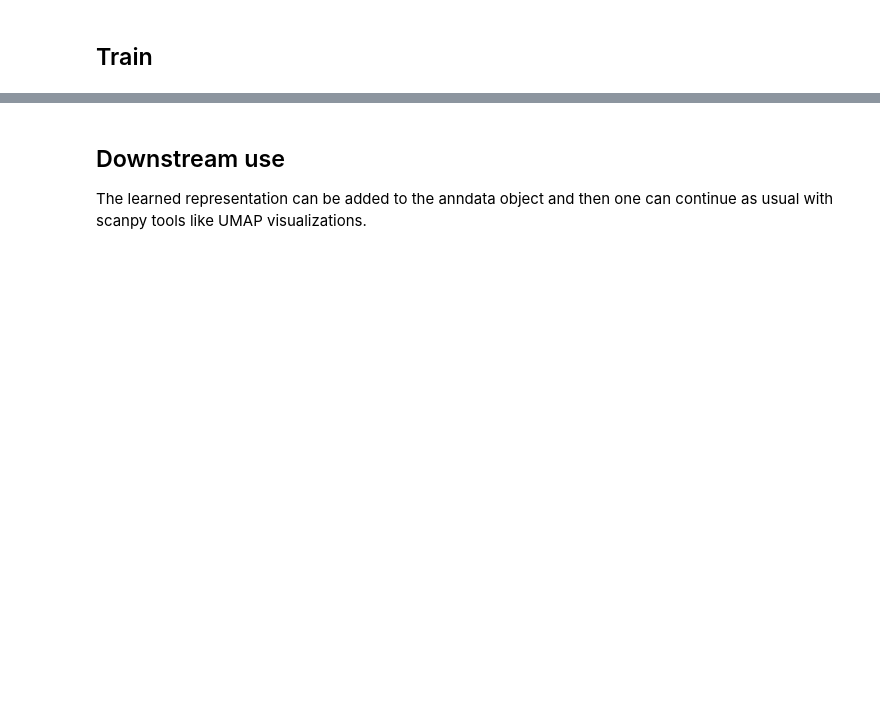
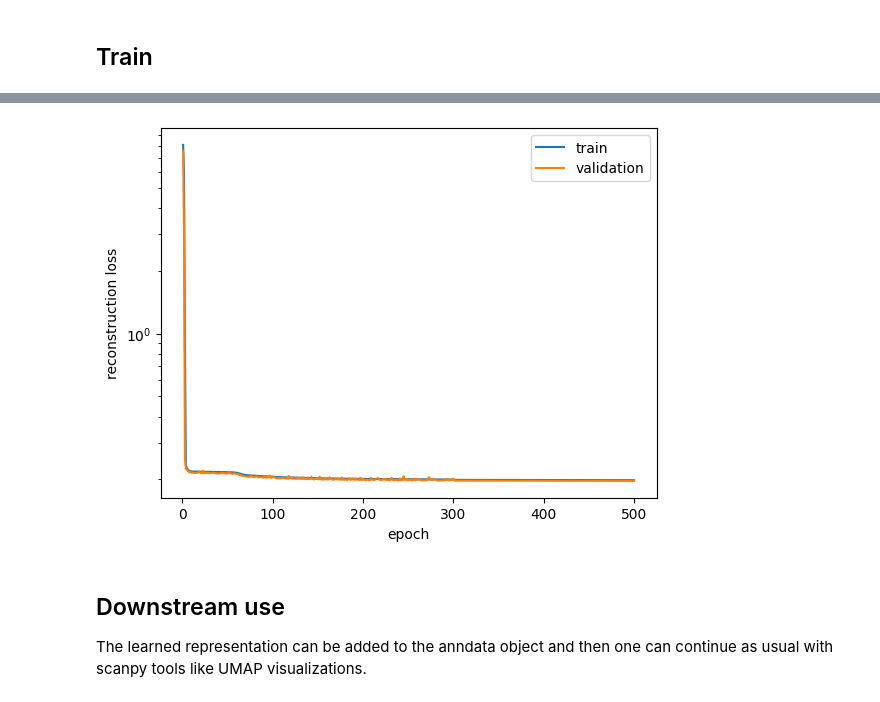
Before and after one commit to Center-for-Health-Data-Science/scDGD, a Jupyter notebook: examples/scDGD_training_mousebrain5k.ipynb, the cells around one changed output, grey strips where cells are left out. Drawn from its saved outputs; the diff is of its cells as text; code cells hidden in the pictures; blank space fills up the shorter version.

```diff
--- a/examples/scDGD_training_mousebrain5k.ipynb
+++ b/examples/scDGD_training_mousebrain5k.ipynb
@@ -74,14 +139,17 @@ model, rep, test_rep, gmm, history = dgd_train(
 # %%
 # plot reconstruction losses
 
 import matplotlib.pyplot as plt
 
 plt.plot(history['epoch'], history['train_recon_loss'], label='train')
 plt.plot(history['epoch'], history['test_recon_loss'], label='validation')
 plt.xlabel('epoch')
 plt.ylabel('reconstruction loss')
+plt.yscale('log')
 plt.legend()
 plt.show()
+# %% [output]
+[figure, added]
 # %% [markdown]
 ## Downstream use
 
```
Also changed, not shown: parts of 6 cells of this notebook, 2 other files.
